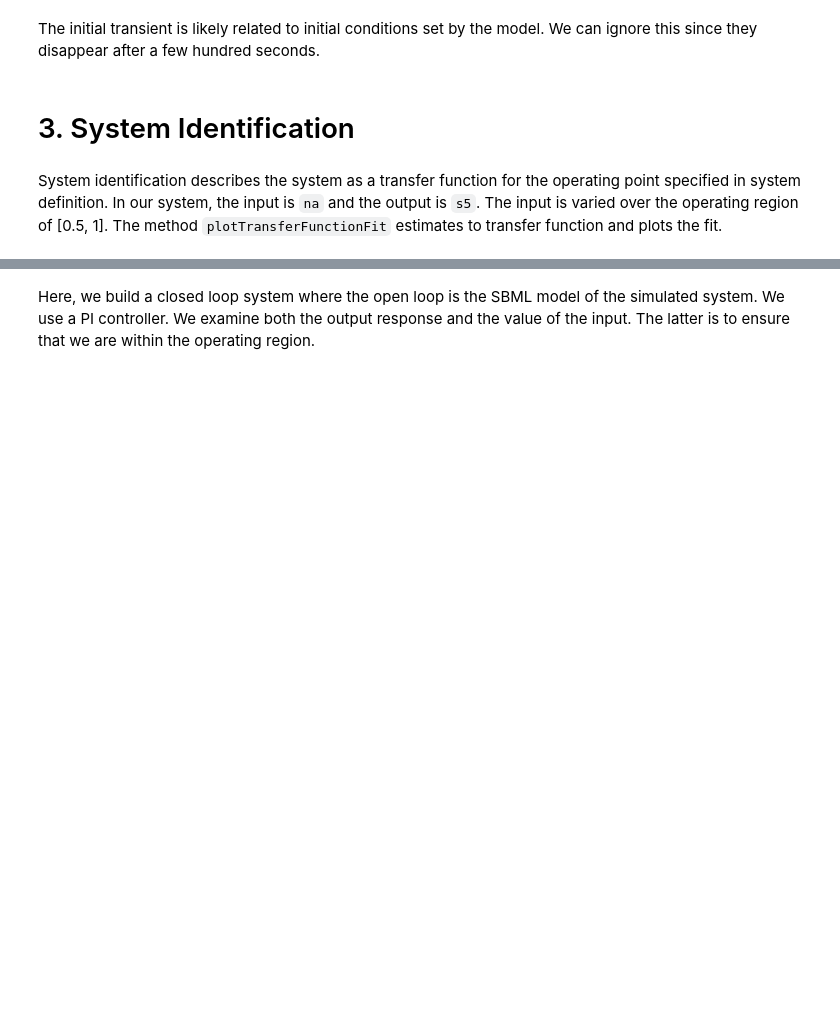
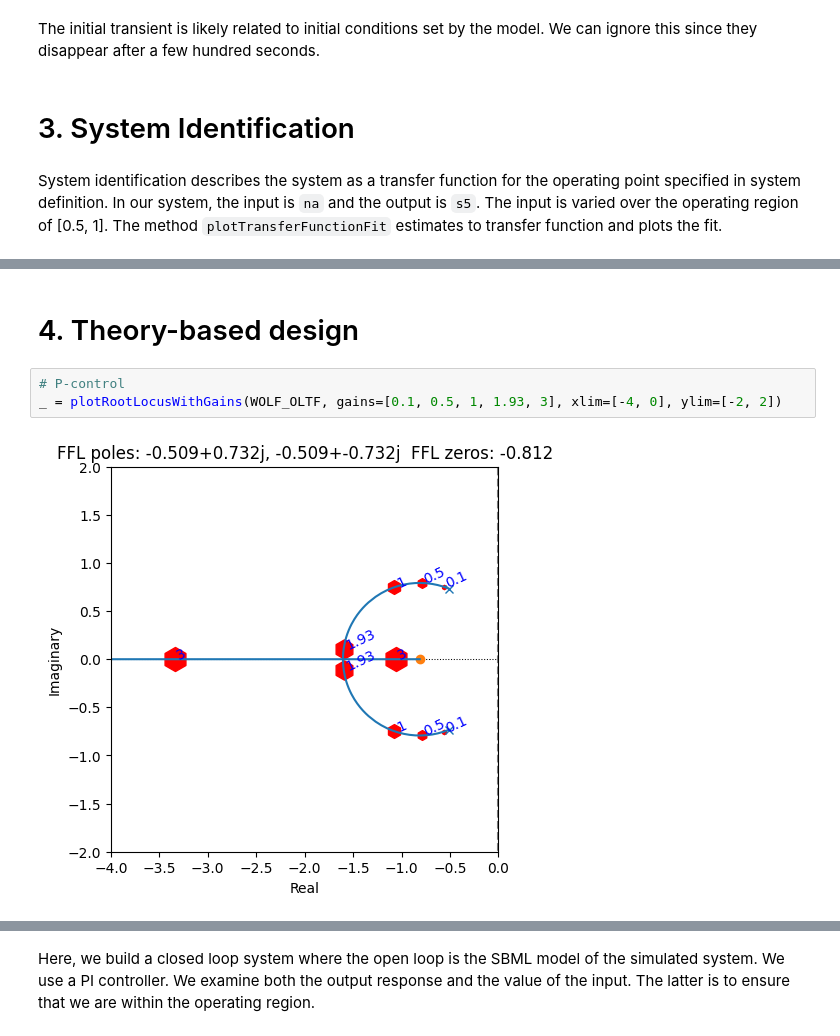
Before and after one commit to joseph-hellerstein/advanced-controls-lectures, a Jupyter notebook: lectures/lecture_15-Workflow-Control-Design/workflow_for_control_design.ipynb, the cells around one changed output, grey strips where cells are left out. Drawn from its saved outputs; the diff is of its cells as text; blank space fills up the shorter version.

```diff
--- a/lectures/lecture_15-Workflow-Control-Design/workflow_for_control_design.ipynb
+++ b/lectures/lecture_15-Workflow-Control-Design/workflow_for_control_design.ipynb
@@ -189,0 +324,7 @@ TRANSFER_FUNCTION.poles(), TRANSFER_FUNCTION.zeros()
+# %% [markdown]
+# 4. Theory-based design
+# %%
+# P-control
+_ = plotRootLocusWithGains(WOLF_OLTF, gains=[0.1, 0.5, 1, 1.93, 3], xlim=[-4, 0], ylim=[-2, 2])
+# %% [output]
+[figure, added]
```
Also changed, not shown: parts of 38 cells of this notebook, 3 other files.
